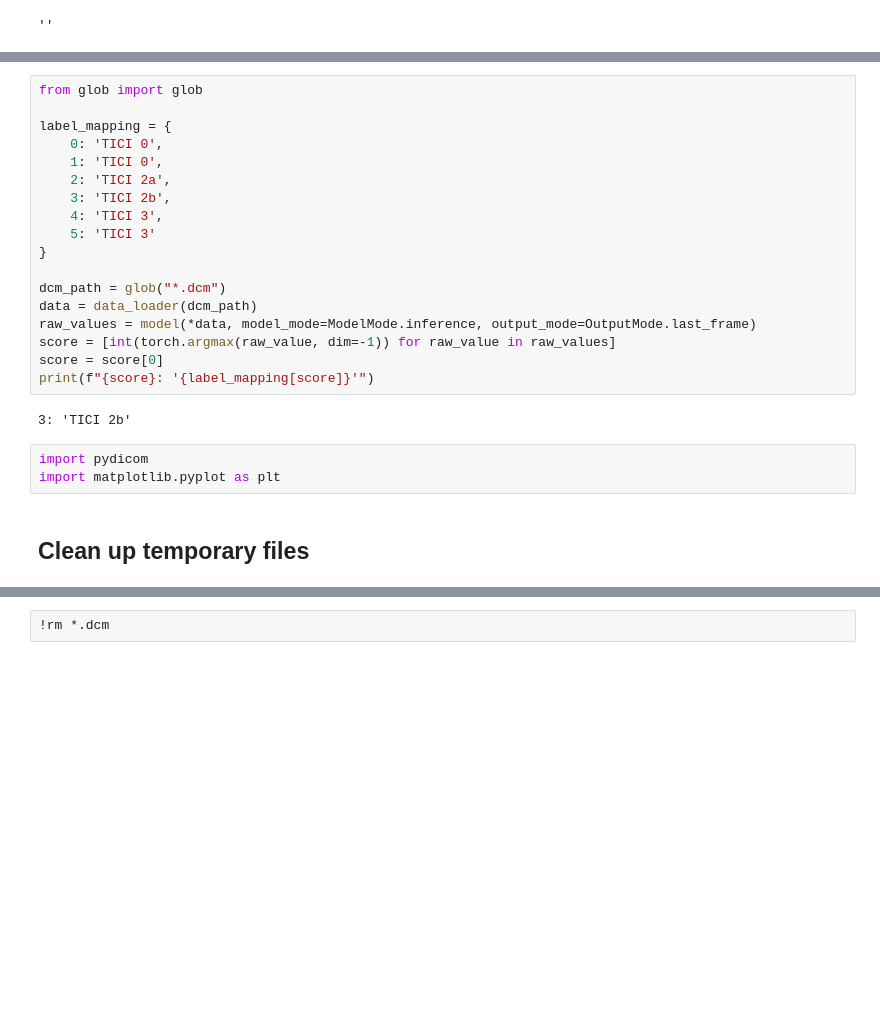
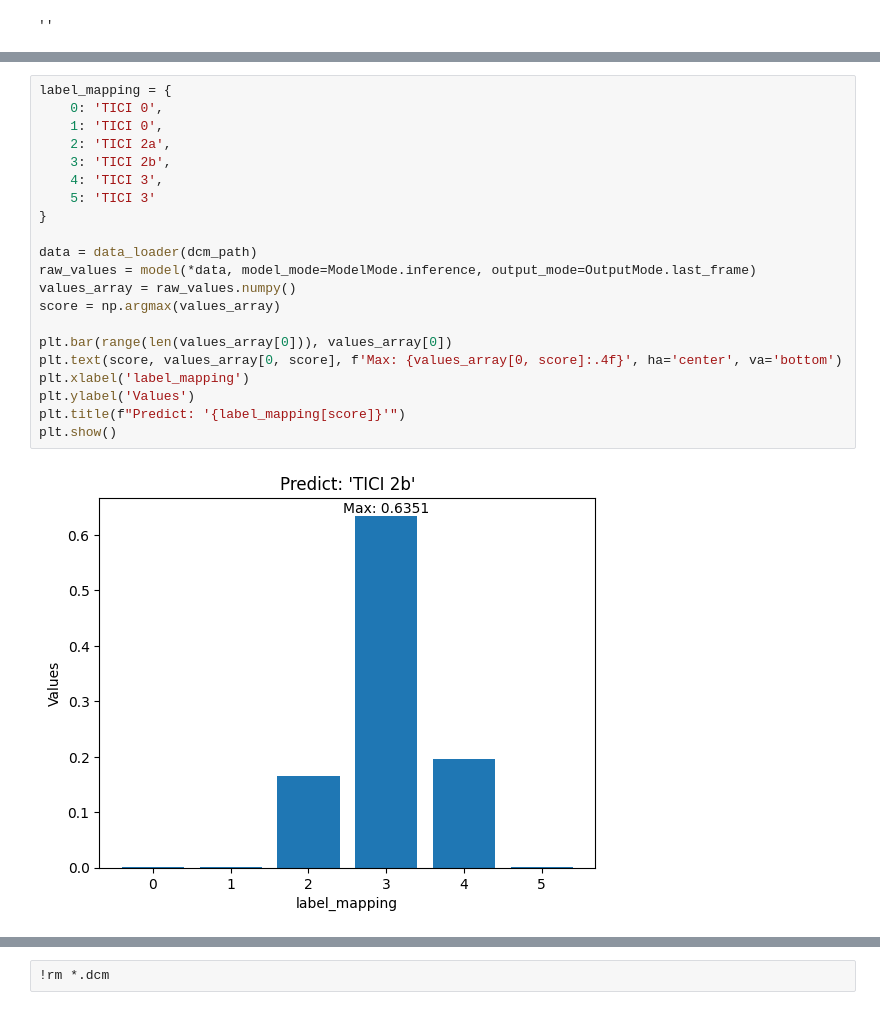
Before and after one commit to Achillesy/DeepTICI, a Jupyter notebook: predict.ipynb, the cells around one changed output, grey strips where cells are left out. Drawn from its saved outputs; the diff is of its cells as text; blank space fills up the shorter version.

```diff
--- a/predict.ipynb
+++ b/predict.ipynb
@@ -619,25 +640,23 @@ input()
 # %%
-from glob import glob
-
 label_mapping = {
     0: 'TICI 0',
     1: 'TICI 0',
     2: 'TICI 2a',
     3: 'TICI 2b',
     4: 'TICI 3',
     5: 'TICI 3'
 }
 
-dcm_path = glob("*.dcm")
 data = data_loader(dcm_path)
 raw_values = model(*data, model_mode=ModelMode.inference, output_mode=OutputMode.last_frame)
-score = [int(torch.argmax(raw_value, dim=-1)) for raw_value in raw_values]
-score = score[0]
-print(f"{score}: '{label_mapping[score]}'")
+values_array = raw_values.numpy()
+score = np.argmax(values_array)
+
+plt.bar(range(len(values_array[0])), values_array[0])
+plt.text(score, values_array[0, score], f'Max: {values_array[0, score]:.4f}', ha='center', va='bottom')
+plt.xlabel('label_mapping')
+plt.ylabel('Values')
+plt.title(f"Predict: '{label_mapping[score]}'")
+plt.show()
 # %% [output]
-3: 'TICI 2b'
+[figure, added]
-# %%
-import pydicom
-import matplotlib.pyplot as plt
-# %% [markdown]
-## Clean up temporary files
```
Also changed, not shown: parts of 5 cells of this notebook.
